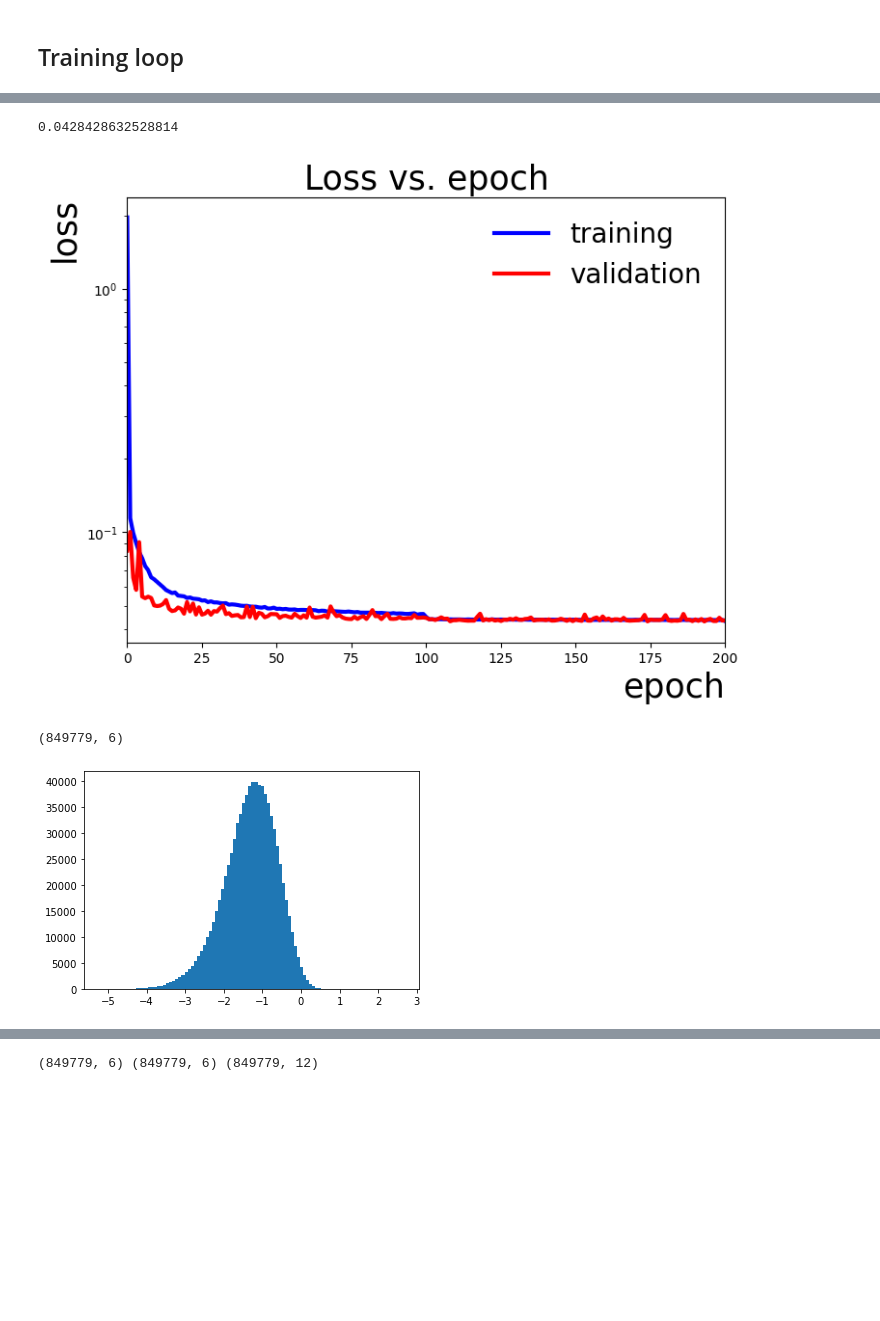
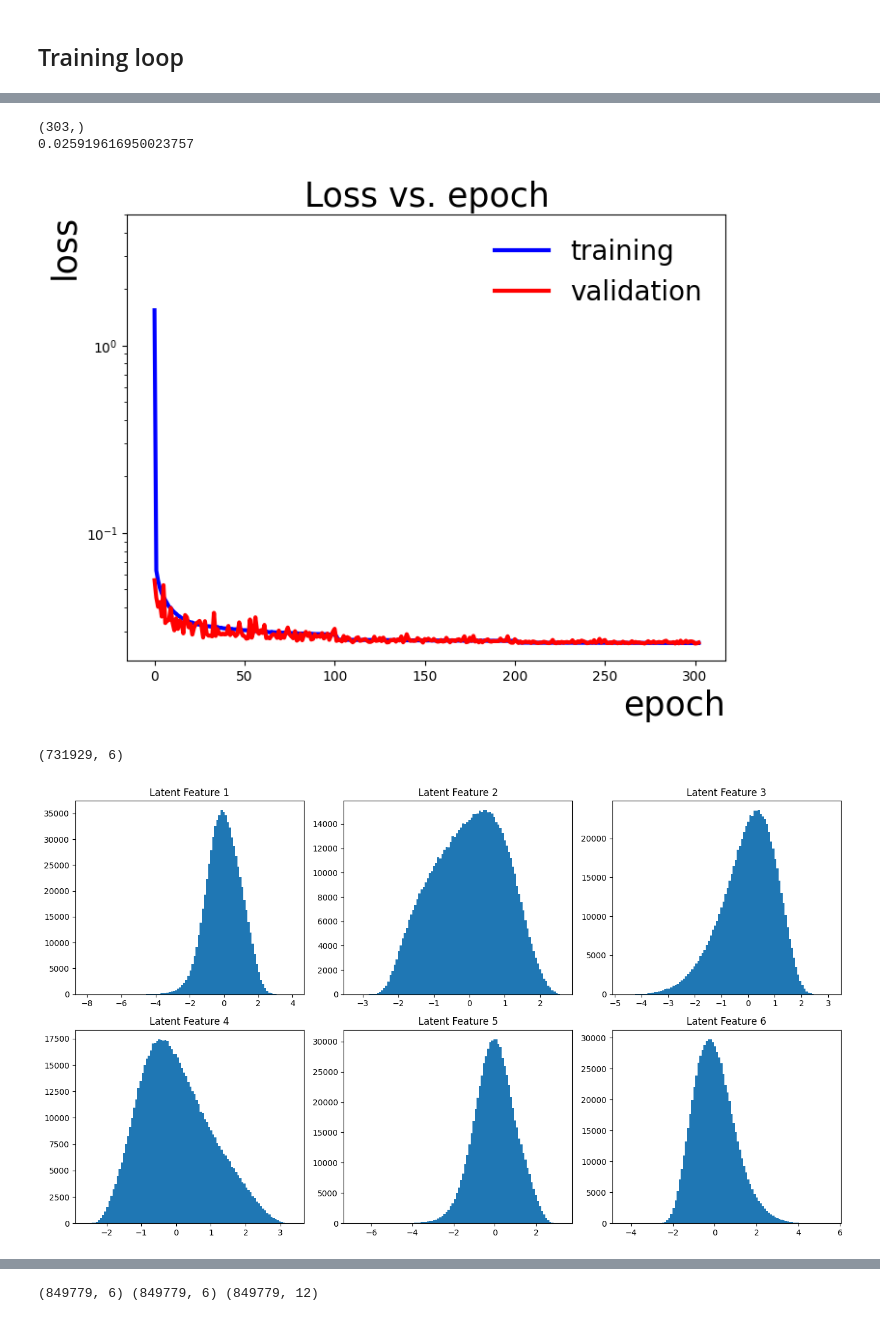
Before and after one commit to elhamekhoda/GAAnoDe, a Jupyter notebook: train_cvae.ipynb, the cells around one changed output, grey strips where cells are left out. Drawn from its saved outputs; the diff is of its cells as text; code cells hidden in the pictures; blank space fills up the shorter version.

```diff
--- a/train_cvae.ipynb
+++ b/train_cvae.ipynb
@@ -429,7 +273,8 @@ epochs_1 = 100
 # epochs_2 = 120
 # %%
 #note: min-max norm is present in all version
-folder_name = "cVAEz6_04-25-2023_v2/"
+# folder_name = "cVAEz6_05-02-2023/"
+folder_name = 'cVAEz4_05-9-2023'
 comd = "mkdir -p "+"/global/u2/a/agarabag/pscratch/GAEA/outputs/models/"+folder_name
 os.system(comd)
 # %% [output]
@@ -730,7 +554,7 @@ FileNotFoundError: [Errno 2] No such file or directory: '/global/u2/a/agarabag/p
 # plot loss function
 list_val_loss = np.load("/global/u2/a/agarabag/pscratch/GAEA/outputs/models/%s/cbvae_LHCO2020_val_loss.npy"%folder_name)
 list_loss = np.load("/global/u2/a/agarabag/pscratch/GAEA/outputs/models/%s/cbvae_LHCO2020_train_loss.npy"%folder_name)
-
+print(list_loss.shape)
 print(np.min(list_loss))
 fig, ax = plt.subplots(1,1, figsize=(8,6))
 
@@ -744,18 +568,18 @@ ax.set_xlabel('epoch', fontsize=25,horizontalalignment='right',x=1)
 #log scale y axis
 ax.set_yscale('log')
 #set x limit
-ax.set_xlim(0, 200)
+ax.set_ylim(0, 5)
 plt.legend(loc='best', prop={'size':20}, edgecolor = "w",fancybox=False, framealpha=0)
 plt.show()
 # %% [output]
-0.0428428632528814
+(303,)
+0.025919616950023757
-[figure, old version]
+[figure, new version]
 # %%
 # Read the mean values
 filename = '/global/u2/a/agarabag/pscratch/GAEA/outputs/models/%s/cbvae_LHCO2020_latent_mean_20d_e-6.csv'%folder_name
 means_df = pd.read_csv(filename, sep=' ', header=None)
 mean = means_df.values
-
 
 print(mean.shape)
 
@@ -764,9 +588,16 @@ filename = '/global/u2/a/agarabag/pscratch/GAEA/outputs/models/%s/cbvae_LHCO2020
 stds_df = pd.read_csv(filename, sep=' ', header=None)
 std = stds_df.values
 # %% [output]
-(849779, 6)
+(731929, 6)
 # %%
-plt.hist(mean[:,1], bins=100)
+fig, axs = plt.subplots(2, 3, figsize=(14, 8))  # Create a 2x3 grid of subplots
+
+for i in range(2):
+    for j in range(3):
+        axs[i, j].hist(mean[:, i * 3 + j], bins=100)  # Plot the histogram for the corresponding feature
+        axs[i, j].set_title(f'Latent Feature {i * 3 + j + 1}')  # Set the subplot title
+
+plt.tight_layout()  # Adjust the spacing between subplots
 plt.show()
 # %% [output]
-[figure, old version]
+[figure, new version]
```
Also changed, not shown: parts of 62 cells of this notebook.
